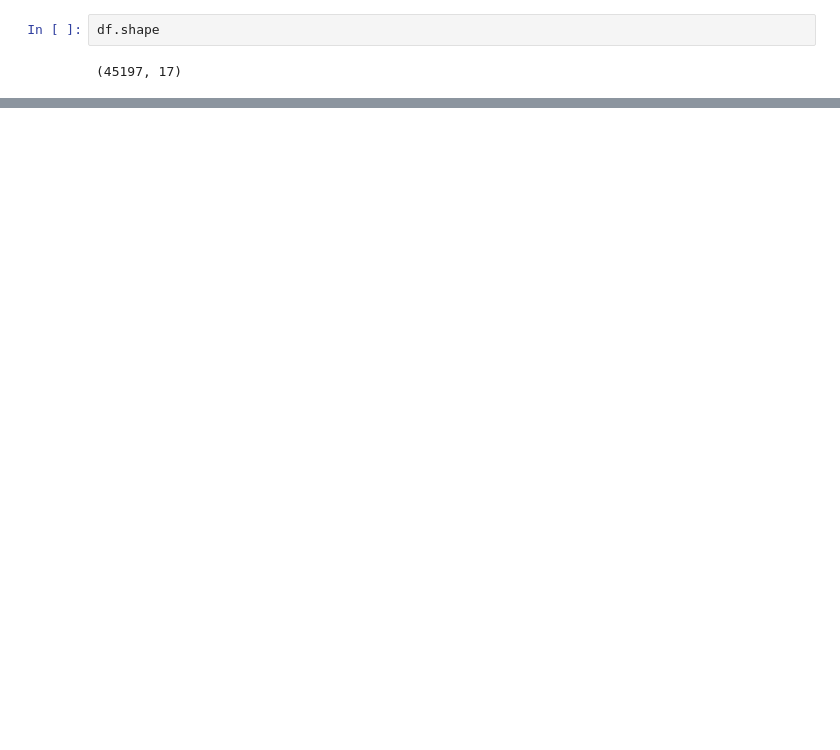
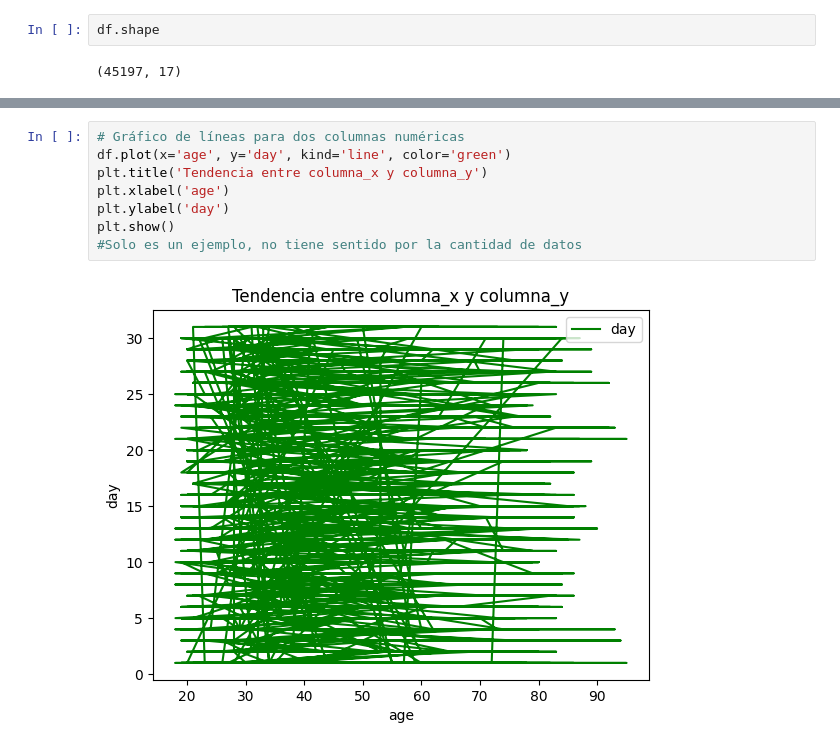
Before and after one commit to DANIELRINCON28/PRACTICE-DATA-ANALYST, a Jupyter notebook: practica1/practicejob.ipynb, the cells around one changed output, grey strips where cells are left out. Drawn from its saved outputs; the diff is of its cells as text; blank space fills up the shorter version.

```diff
--- a/practica1/practicejob.ipynb
+++ b/practica1/practicejob.ipynb
@@ -316,0 +352,10 @@ df.shape
+# %%
+# Gráfico de líneas para dos columnas numéricas
+df.plot(x='age', y='day', kind='line', color='green')
+plt.title('Tendencia entre columna_x y columna_y')
+plt.xlabel('age')
+plt.ylabel('day')
+plt.show()
+#Solo es un ejemplo, no tiene sentido por la cantidad de datos
+# %% [output]
+[figure, added]
```
Also changed, not shown: parts of 11 cells of this notebook.
